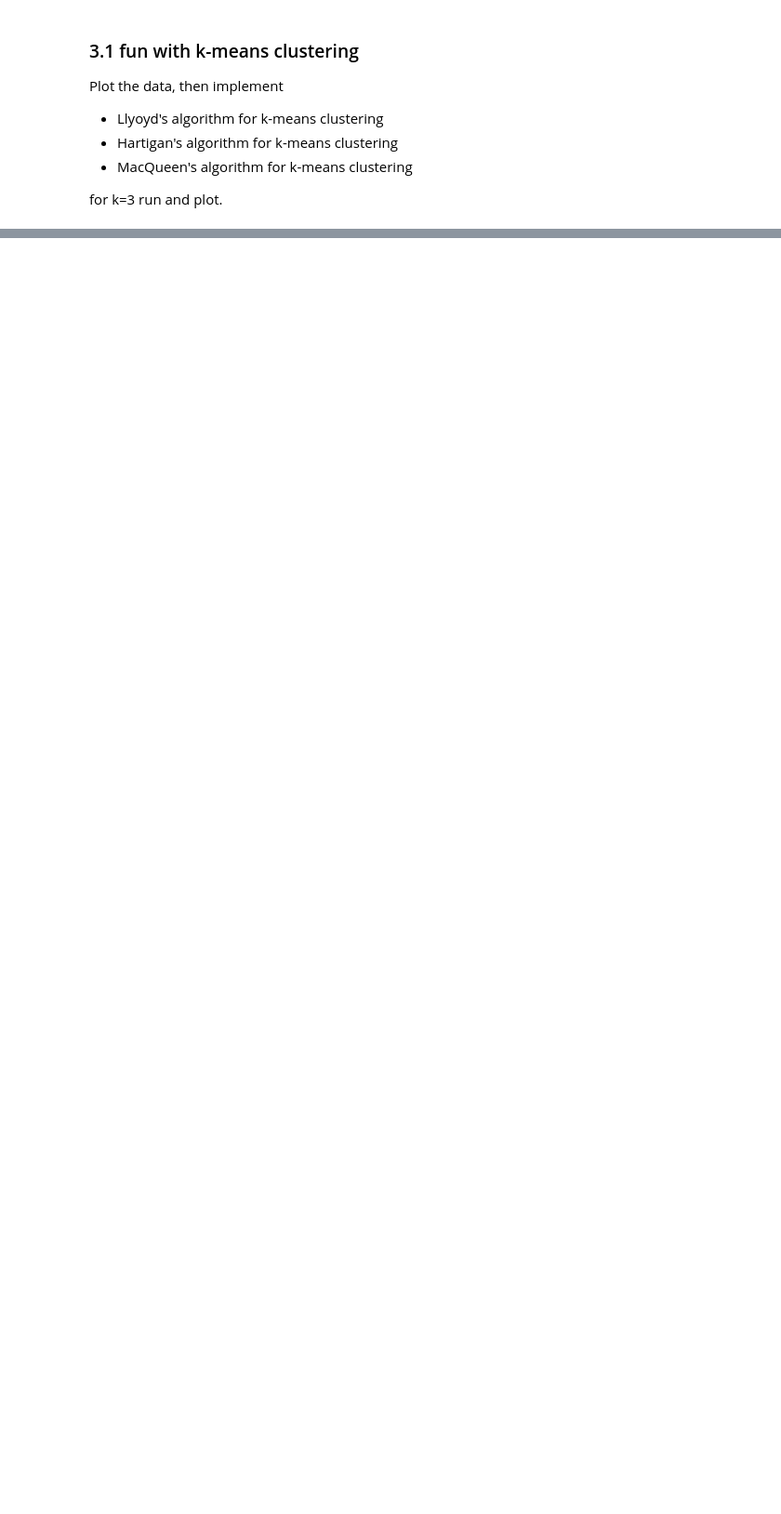
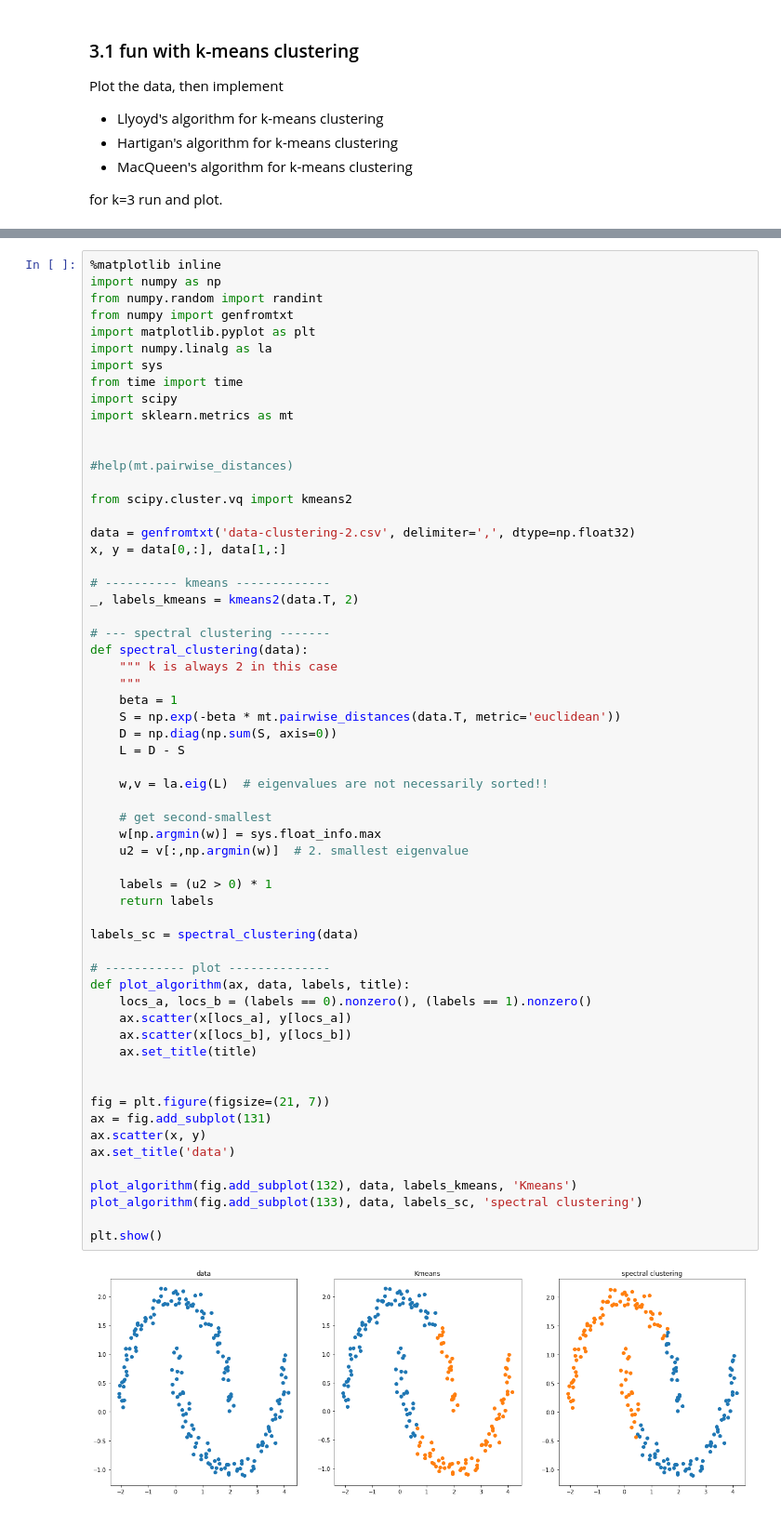
Before and after one commit to jutanke/bit_projects, a Jupyter notebook: project3/project3.ipynb, the cells around one changed output, grey strips where cells are left out. Shown: that part at 93% size. Cells and saved outputs as stored; diff of their text form; blank space fills up the shorter version.

Commit message:
add task 3.2, spectral clustering seems to still have some issues

```diff
--- a/project3/project3.ipynb
+++ b/project3/project3.ipynb
@@ -167,0 +170,62 @@ COSTS:
+# %%
+%matplotlib inline
+import numpy as np
+from numpy.random import randint
+from numpy import genfromtxt
+import matplotlib.pyplot as plt
+import numpy.linalg as la
+import sys
+from time import time
+import scipy
+import sklearn.metrics as mt
+
+
+#help(mt.pairwise_distances)
+
+from scipy.cluster.vq import kmeans2
+
+data = genfromtxt('data-clustering-2.csv', delimiter=',', dtype=np.float32)
+x, y = data[0,:], data[1,:]
+
+# ---------- kmeans -------------
+_, labels_kmeans = kmeans2(data.T, 2)
+
+# --- spectral clustering -------
+def spectral_clustering(data):
+    """ k is always 2 in this case
+    """
+    beta = 1
+    S = np.exp(-beta * mt.pairwise_distances(data.T, metric='euclidean'))
+    D = np.diag(np.sum(S, axis=0))
+    L = D - S
+
+    w,v = la.eig(L)  # eigenvalues are not necessarily sorted!!
+
+    # get second-smallest
+    w[np.argmin(w)] = sys.float_info.max
+    u2 = v[:,np.argmin(w)]  # 2. smallest eigenvalue
+
+    labels = (u2 > 0) * 1
+    return labels
+
+labels_sc = spectral_clustering(data)
+
+# ----------- plot --------------
+def plot_algorithm(ax, data, labels, title):
+    locs_a, locs_b = (labels == 0).nonzero(), (labels == 1).nonzero()
+    ax.scatter(x[locs_a], y[locs_a])
+    ax.scatter(x[locs_b], y[locs_b])
+    ax.set_title(title)
+
+
+fig = plt.figure(figsize=(21, 7))
+ax = fig.add_subplot(131)
+ax.scatter(x, y)
+ax.set_title('data')
+
+plot_algorithm(fig.add_subplot(132), data, labels_kmeans, 'Kmeans')
+plot_algorithm(fig.add_subplot(133), data, labels_sc, 'spectral clustering')
+
+plt.show()
+# %% [output]
+[figure, added]
```
Also changed, not shown: parts of 2 cells of this notebook.
